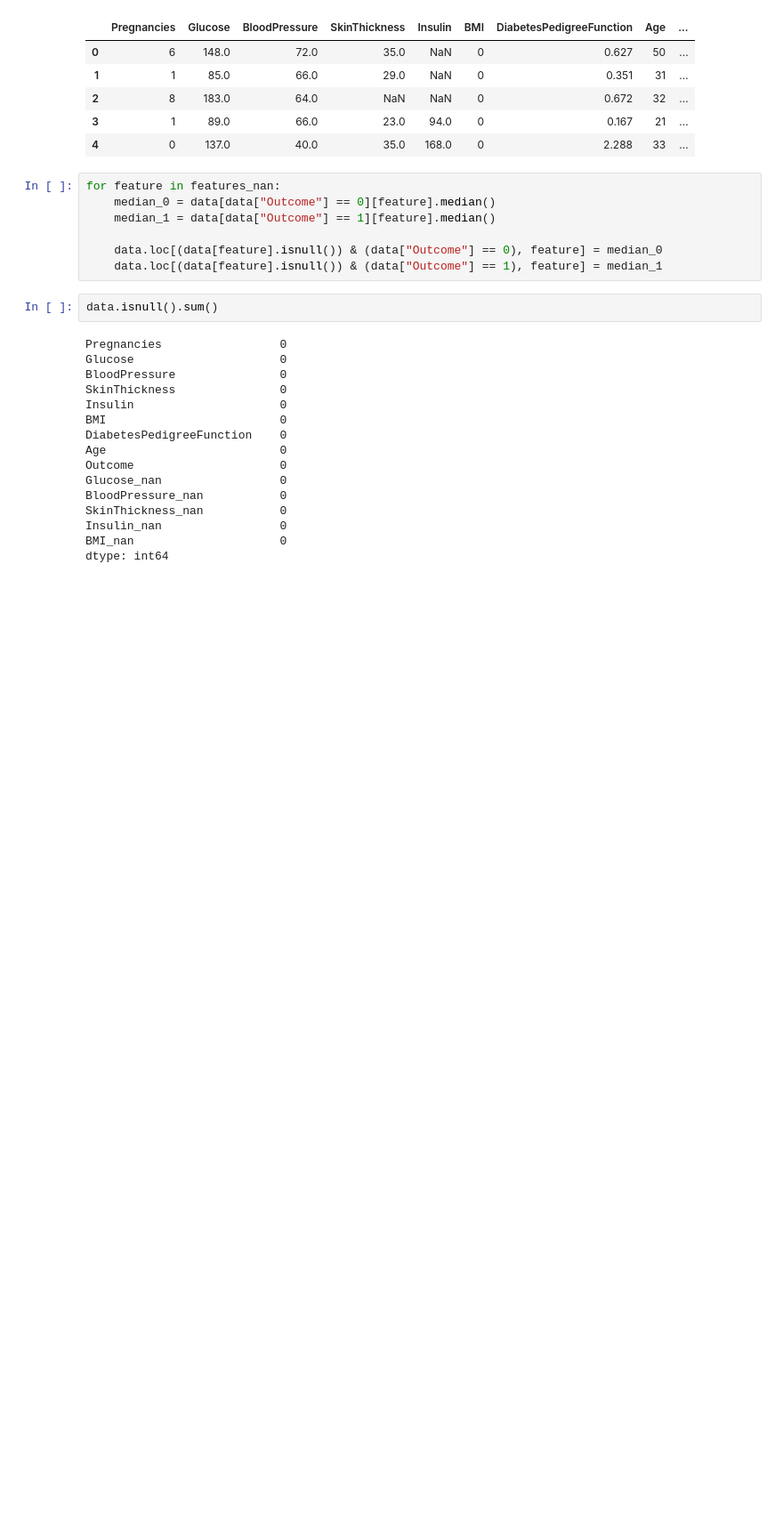
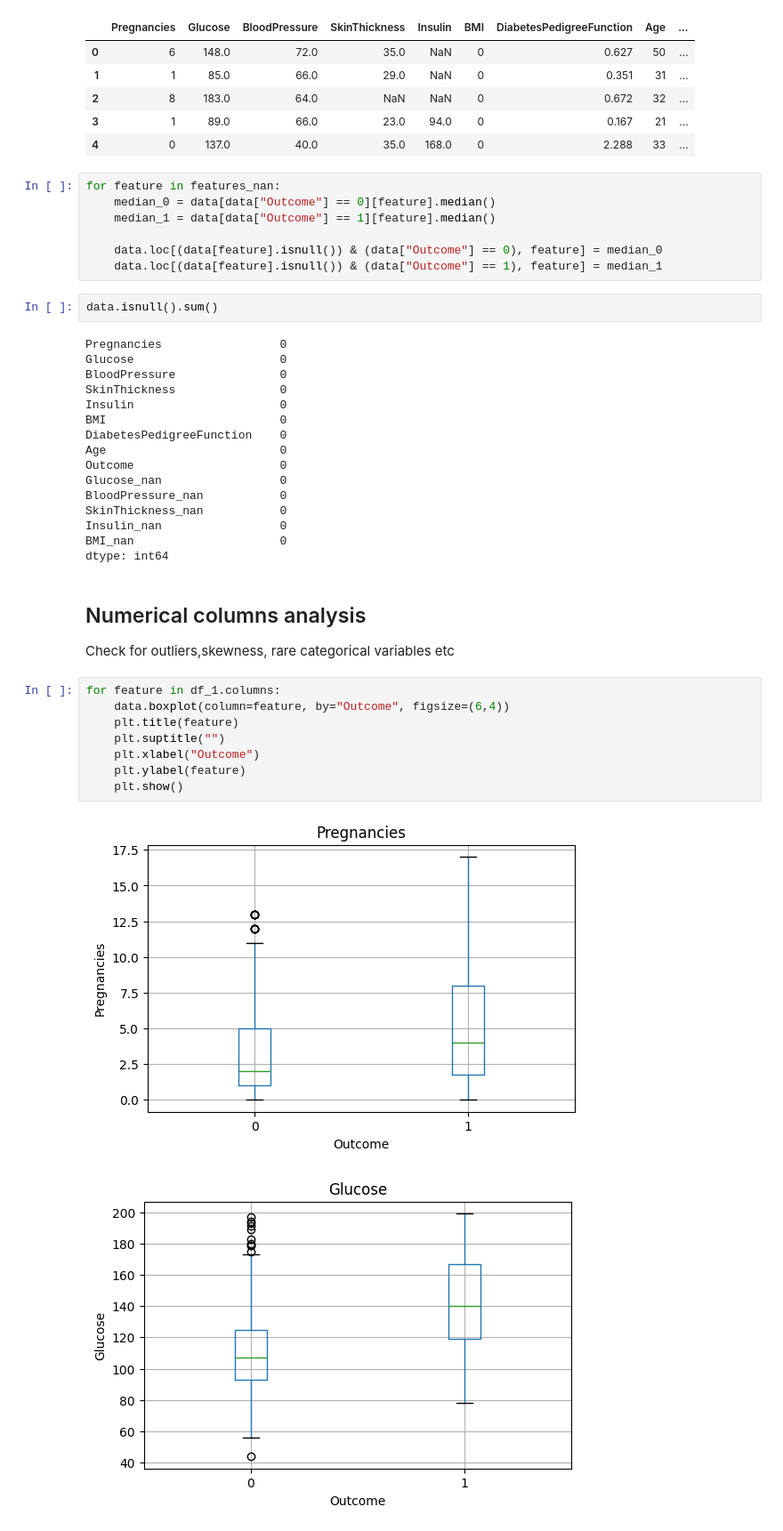
Before and after one commit to raycharlesminkah34-creator/diabetes-prediction.v2, a Jupyter notebook: notebooks/eda.ipynb, the cells around one changed output. Shown at 89% size. Cells and saved outputs as stored; diff of their text form; blank space fills up the shorter version.

Commit message:
Visualize Distributions

```diff
--- a/notebooks/eda.ipynb
+++ b/notebooks/eda.ipynb
@@ -118,3 +118,17 @@ SkinThickness_nan           0
 Insulin_nan                 0
 BMI_nan                     0
 dtype: int64
+# %% [markdown]
+## Numerical columns analysis
+Check for outliers,skewness, rare categorical variables etc
+# %%
+for feature in df_1.columns:
+    data.boxplot(column=feature, by="Outcome", figsize=(6,4))
+    plt.title(feature)
+    plt.suptitle("")
+    plt.xlabel("Outcome")
+    plt.ylabel(feature)
+    plt.show()
+# %% [output]
+[figure, added]
+[figure, added]
```
Also changed, not shown: parts of 4 cells of this notebook.
